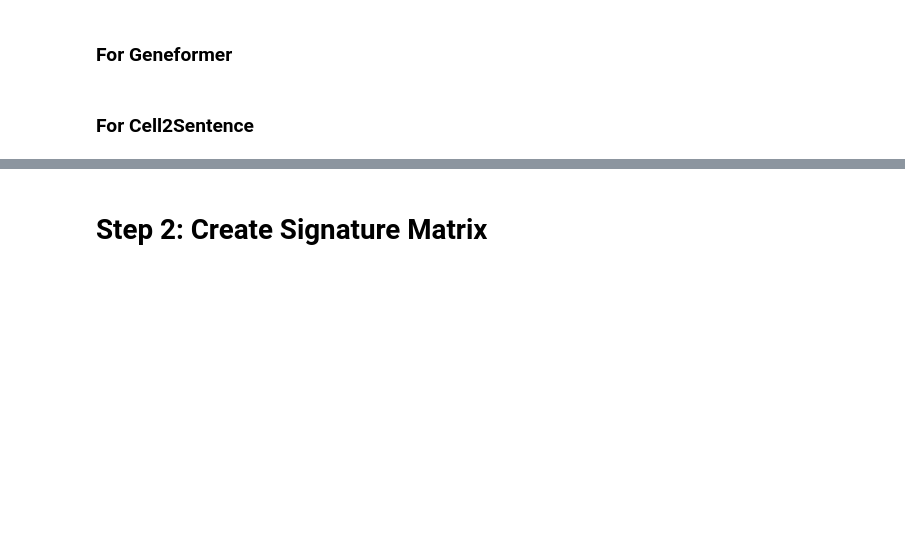
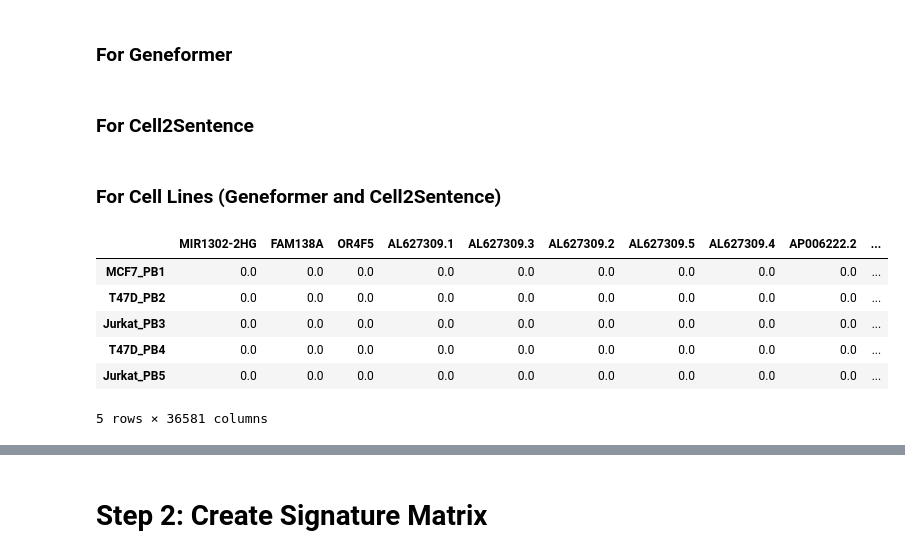
Before and after one commit to Eastmanmd/DECONVersation, a Jupyter notebook: src/DECONVersation/test_all_functions_and_features.ipynb, the cells around one changed output, grey strips where cells are left out. Saved outputs shown, nothing was run; the diff lists cells and outputs as text; code cells hidden in the pictures; blank space fills up the shorter version.

```diff
--- a/src/DECONVersation/test_all_functions_and_features.ipynb
+++ b/src/DECONVersation/test_all_functions_and_features.ipynb
@@ -17,6 +17,9 @@ path_1 = "/gpfs/commons/groups/compbio/projects/ao_projects/ml_deconv_data/singl
 
 # Contains single cell data from a single sample with batch effects (post-menopausal)
 path_2 = "/gpfs/commons/groups/compbio/projects/ao_projects/ml_deconv_data/single_cell_refs/CZI041N_pre_menopausal.h5ad"
+# %%
+# Cell lines
+path_3 = "/gpfs/commons/groups/compbio/projects/rf_projects/deconv_data/GSE220608/GSM6807287_cleanso.h5ad"
 # %% [markdown]
 ### For Geneformer
 # %%
@@ -54,3 +57,25 @@ adata_2_gf = adata_2_gf[:, adata_2_gf.var.index.notnull()]
 adata_2_gf = load_and_prep_data(adata= adata_2_gf,
                               cell_type_col= "heca_lineage",
                               mode="geneformer")
+# %%
+# Read the h5ad file (just to explore columns and variables)
+adata_3 = sc.read_h5ad(path_3)
+adata_3 = adata_3[adata_3.obs["type"] != "hMSC"]
+adata_3.var.index = adata_3.var["gene_name"]
+
+#adata_3 = adata_3[adata_3.obs["orig.ident"].isin(["GSM6807289_M3", "GSM6807290_M4", "GSM6807291_M5"])]
+
+# Prep data for geneformer (first data set)
+adata_3_gf = adata_3.copy()
+
+# Get ensembl ID
+adata_3_gf.var.index = gene_id_name_map(gene_list=adata_3_gf.var.index,
+                                    mode="to_symbol" )
+
+# Remove unmapped genes
+adata_3_gf = adata_3_gf[:, adata_3_gf.var.index.notnull()]
+
+# Prep data
+adata_3_gf = load_and_prep_data(adata= adata_3_gf,
+                              cell_type_col= "type",
+                              mode="geneformer")
@@ -121,3 +161,23 @@ cell_prop_all = pd.concat([cell_prop_1, cell_prop_2], axis=0, ignore_index=False
 pseudobulk_all_c2s = pseudobulk_all.copy()
 pseudobulk_all_c2s.columns = gene_id_name_map(gene_list = pseudobulk_all.columns,
                                       mode = "to_ensembl")
+# %% [markdown]
+### For Cell Lines (Geneformer and Cell2Sentence)
+# %%
+#For cell lines data (default cell count per pseudobulk is 600
+pb_cell_lines, cell_prop_cell_lines = generate_pseudobulk(adata = adata_3_gf,
+                                       cell_type_col = "type", n_cells_per_pseudobulk = 10 )
+# %%
+pb_cell_lines_c2s = pb_cell_lines.copy()
+pb_cell_lines_c2s.columns = gene_id_name_map(gene_list = pb_cell_lines.columns,
+                                      mode = "to_ensembl")
+# %%
+pb_cell_lines_c2s.head()
+# %% [output]
+|  | MIR1302-2HG | FAM138A | OR4F5 | AL627309.1 | AL627309.3 | AL627309.2 | AL627309.5 | AL627309.4 | AP006222.2 | ... |
+| MCF7_PB1 | 0.0 | 0.0 | 0.0 | 0.0 | 0.0 | 0.0 | 0.0 | 0.0 | 0.0 | ... |
+| T47D_PB2 | 0.0 | 0.0 | 0.0 | 0.0 | 0.0 | 0.0 | 0.0 | 0.0 | 0.0 | ... |
+| Jurkat_PB3 | 0.0 | 0.0 | 0.0 | 0.0 | 0.0 | 0.0 | 0.0 | 0.0 | 0.0 | ... |
+| T47D_PB4 | 0.0 | 0.0 | 0.0 | 0.0 | 0.0 | 0.0 | 0.0 | 0.0 | 0.0 | ... |
+| Jurkat_PB5 | 0.0 | 0.0 | 0.0 | 0.0 | 0.0 | 0.0 | 0.0 | 0.0 | 0.0 | ... |
+5 rows × 36581 columns
```
Also changed, not shown: parts of 13 cells of this notebook, 1 other file.
